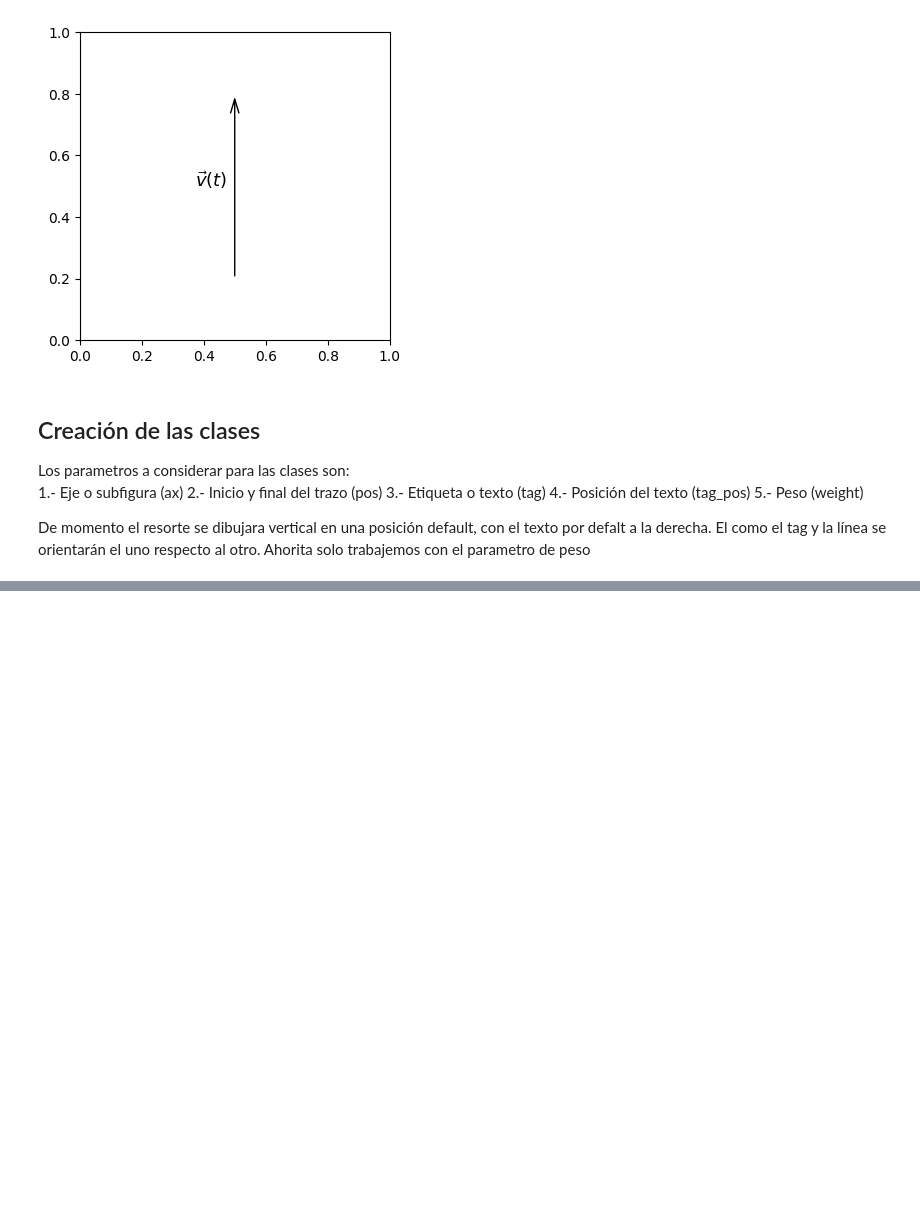
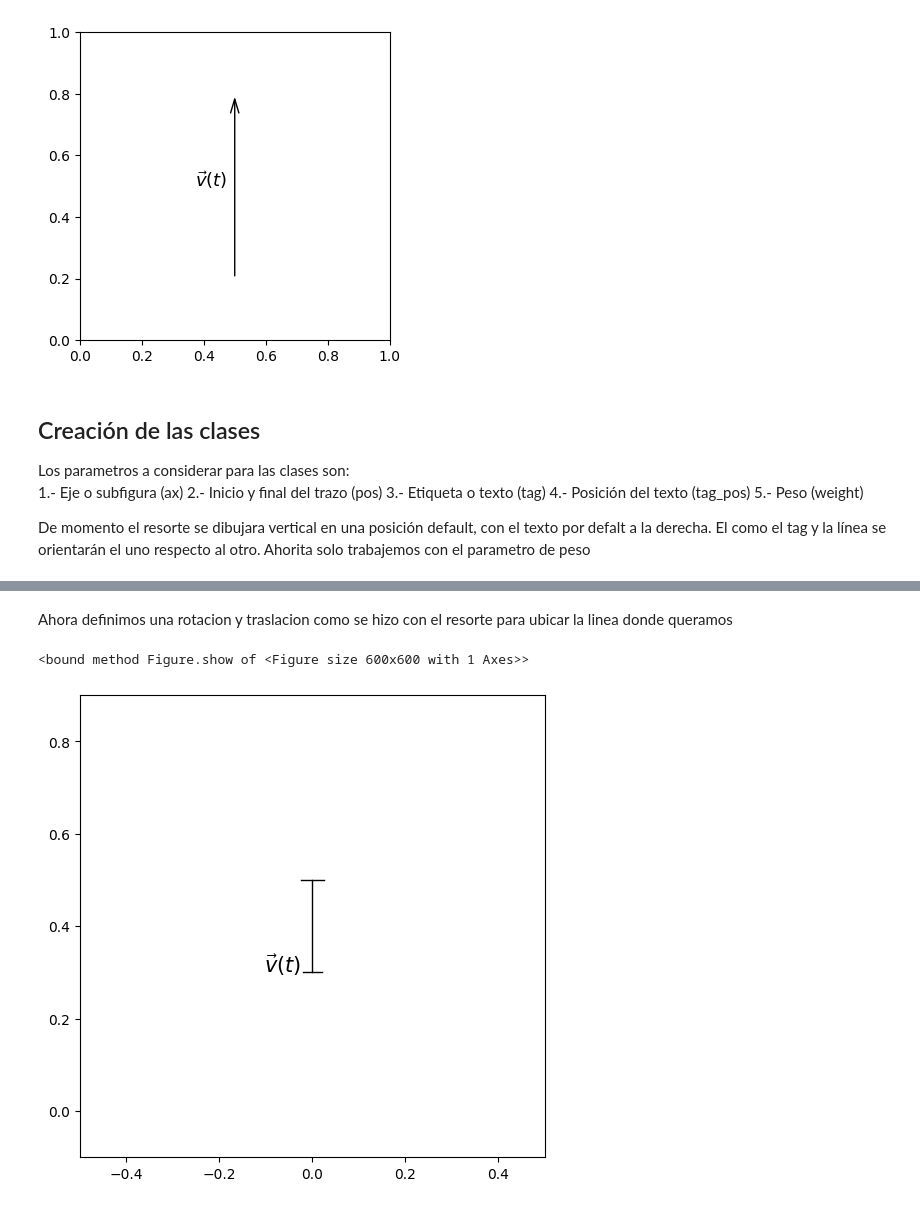
Before and after one commit to tzar-or/simulaciones_taller_de_fisica_unam_fc, a Jupyter notebook: linea-medida-sprite-test.ipynb, the cells around one changed output, grey strips where cells are left out. Drawn from its saved outputs; the diff is of its cells as text; code cells hidden in the pictures; blank space fills up the shorter version.

```diff
--- a/linea-medida-sprite-test.ipynb
+++ b/linea-medida-sprite-test.ipynb
@@ -76,0 +134,49 @@ class Measure_line():
+# %% [markdown]
+Ahora definimos una rotacion y traslacion como se hizo con el resorte para ubicar la linea donde queramos
+# %%
+#plano
+fig, ax = plt.subplots()
+fig.set_size_inches(6,6)
+ax.set_xlim(-0.5,0.5)
+ax.set_ylim(-0.1,.9)
+
+class Measure_line():
+    def __init__(self, ax, pos=[(0.0,0.0),(0.0,0.6)], tag="", tag_pos="right", tag_or = 0, weight=1):
+        self.ax = ax
+        self.pos = pos
+        self.tag = tag
+        self.tag_pos = tag_pos
+        self.tag_or = tag_or
+        self.weight = weight
+
+    def draw(self):
+        #variable de longitud
+        pos = self.pos
+        l = np.sqrt( (pos[0][0] - pos[1][0])**2 + (pos[0][1] - pos[1][1])**2 )
+
+        # definimos una función para hacer la rotación de un vecor
+        def R(x,y,pos = pos):
+            #definimos el angulo de la rotación
+            if( (pos[1][0]-pos[0][0])==0 ):
+                theta = 0 if (pos[1][1]-pos[0][1])<0 else np.pi
+            else:
+                theta = np.arctan( (pos[1][1]-pos[0][1])/(pos[1][0]-pos[0][0]) ) - np.pi/2
+            theta = theta if (pos[1][0]-pos[0][0])>0 else theta-np.pi
+            return np.matmul([x,y],[[np.cos(theta), np.sin(theta)],[-np.sin(theta),np.cos(theta)]])+np.array([pos[0][0], pos[0][1]])
+
+        # Creamos las tres lineas de la linea de medida
+        self.mline, = ax.plot([R(0,0)[0] , R(0,l)[0]], [R(0,0)[1] , R(0,l)[1]],color="k", lw=self.weight)
+        self.h1line, = ax.plot([R(-0.025*self.weight,0)[0] , R(0.025*self.weight,0)[0]],[R(-0.025*self.weight,0)[1] , R(0.025*self.weight,0)[1]],color="k", lw=self.weight)
+        self.h2line, = ax.plot([R(-0.02*self.weight,l)[0] , R(0.02*self.weight,l)[0]],[R(-0.02*self.weight,l)[1] , R(0.02*self.weight,l)[1]], color="k", lw=self.weight)
+        #creamos el texto
+        self.tag = ax.text(0,0, self.tag, fontsize=15*self.weight, family = "serif", ha="right")
+        self.tag.set_position( (-.025*self.weight, 0.3) )
+
+
+ml = Measure_line(ax, pos=[(0,0.5), (0,0.3)] ,weight=1, tag=r"$\vec{v}(t)$")
+ml.draw()
+
+fig.show
+# %% [output]
+<bound method Figure.show of <Figure size 600x600 with 1 Axes>>
+[figure, added]
```
Also changed, not shown: parts of 10 cells of this notebook, 2 other files.
